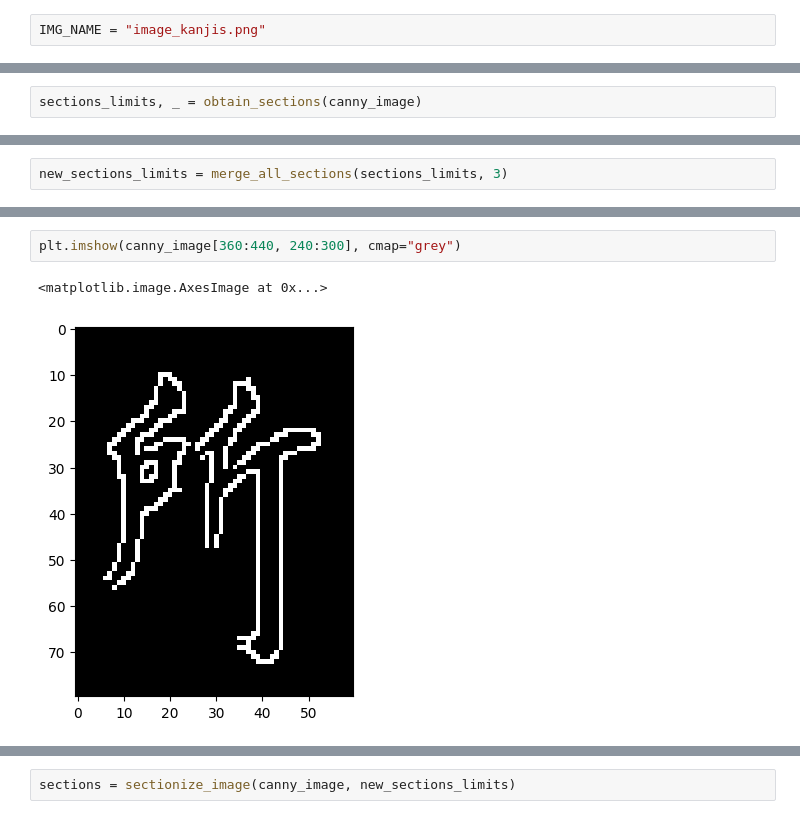
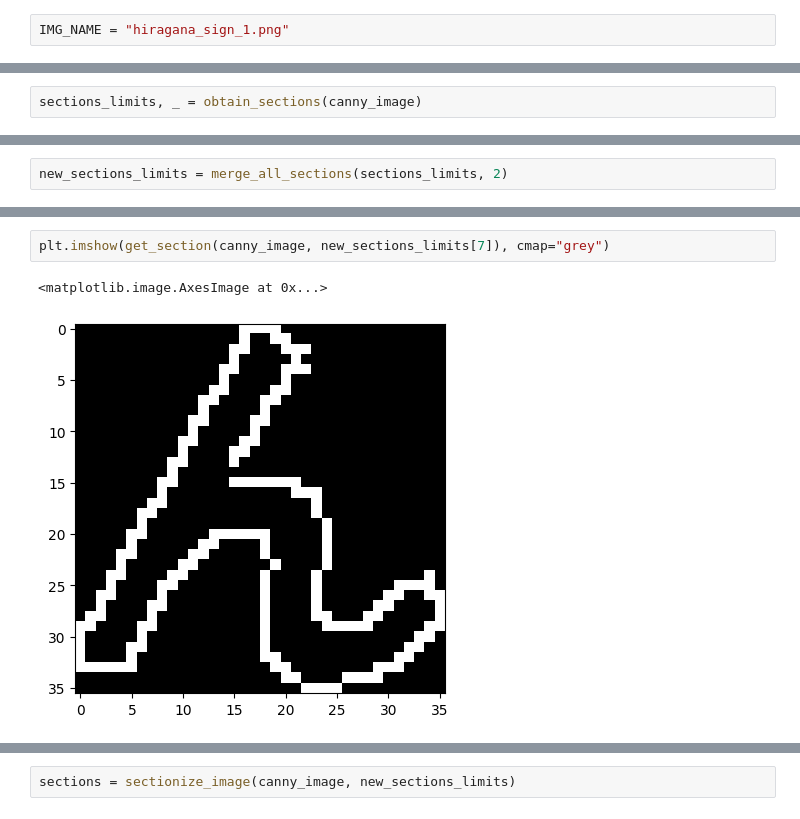
Before and after one commit to prausela/image-processing, a Jupyter notebook: tp_final/sectioning_test.ipynb, the cells around one changed output, grey strips where cells are left out. Saved outputs shown, nothing was run; the diff lists cells and outputs as text.

Commit message:
feat: change image to hiragana

```diff
--- a/tp_final/sectioning_test.ipynb
+++ b/tp_final/sectioning_test.ipynb
@@ -3,7 +3,7 @@ import matplotlib.pyplot as plt
 from sectioning import obtain_sections, draw_sections, sectionize_image, merge_all_sections, get_section
 import cv2
 # %%
-IMG_NAME = "image_kanjis.png"
+IMG_NAME = "hiragana_sign_1.png"
 # %%
 # B&W Convertion
 img = cv2.imread("./images/"+IMG_NAME)
@@ -51,5 +51,5 @@ plt.imshow(draw_sections(canny_image, sections_limits), cmap="grey")
 # %%
-new_sections_limits = merge_all_sections(sections_limits, 3)
+new_sections_limits = merge_all_sections(sections_limits, 2)
 # %%
 plt.imshow(draw_sections(canny_image, new_sections_limits), cmap="grey")
 # %% [output]
@@ -58,5 +71,5 @@ plt.imshow(draw_sections(canny_image, new_sections_limits), cmap="grey")
 # %%
-plt.imshow(canny_image[360:440, 240:300], cmap="grey")
+plt.imshow(get_section(canny_image, new_sections_limits[7]), cmap="grey")
 # %% [output]
 <matplotlib.image.AxesImage at 0x...>
-[figure, old version]
+[figure, new version]
```
Also changed, not shown: parts of 11 cells of this notebook, 1 other file.
